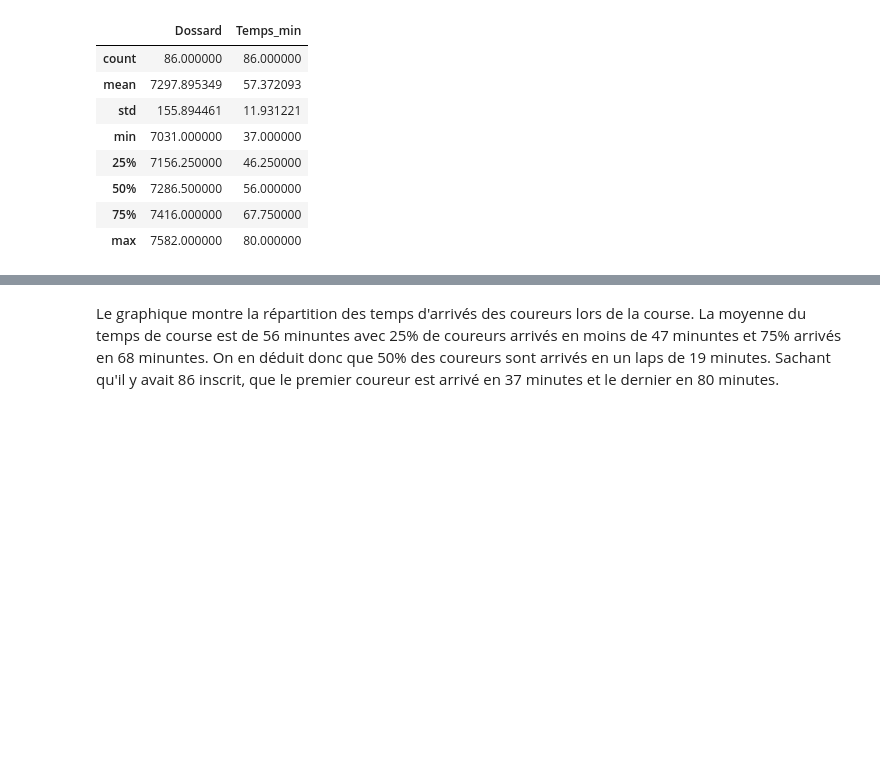
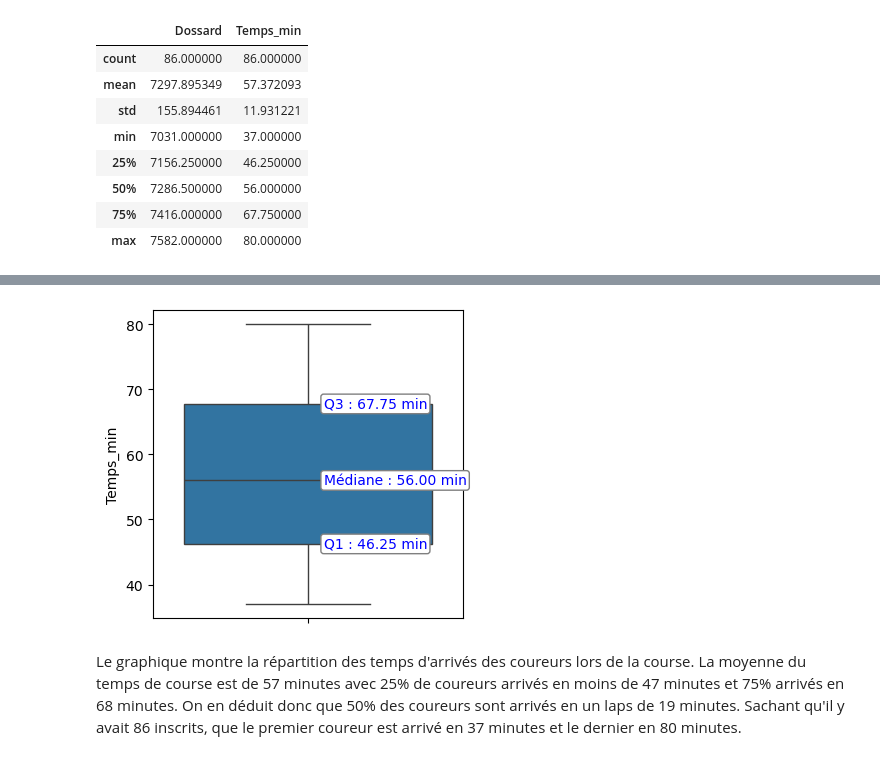
Before and after one commit to antoinedhelft/Projects, a Jupyter notebook: Trail/trail-des-allum-s-2024-homme.ipynb, the cells around one changed output, grey strips where cells are left out. Cells and saved outputs as stored; diff of their text form; code cells hidden in the pictures; blank space fills up the shorter version.

Commit message:
adding new plot on script

```diff
--- a/Trail/trail-des-allum-s-2024-homme.ipynb
+++ b/Trail/trail-des-allum-s-2024-homme.ipynb
@@ -155,3 +155,22 @@ plt.show()
+# %%
+plt.figure(figsize=(4, 4))
+ax = sns.boxplot(df['Temps_min'])
+# Calcul des quartiles
+q1 = df["Temps_min"].quantile(0.25)
+q2 = df["Temps_min"].quantile(0.50)
+q3 = df["Temps_min"].quantile(0.75)
+
+for q, label in zip([q1, q2, q3], ["Q1", "Médiane", "Q3"]):
+    ax.text(
+        x=0.05, y=q,
+        s=f"{label} : {q:.2f} min",
+        ha='left', va='center',
+        color='blue',
+        fontsize=10,
+        bbox=dict(boxstyle="round,pad=0.2", facecolor="white", edgecolor="gray")
+    )
+# %% [output]
+[figure, added]
 # %% [markdown]
-Le graphique montre la répartition des temps d'arrivés des coureurs lors de la course. La moyenne du temps de course est de 56 minuntes avec 25% de coureurs arrivés en moins de 47 minuntes et 75% arrivés en 68 minuntes. On en déduit donc que 50% des coureurs sont arrivés en un laps de 19 minutes.
-Sachant qu'il y avait 86 inscrit, que le premier coureur est arrivé en 37 minutes et le dernier en 80 minutes.
+Le graphique montre la répartition des temps d'arrivés des coureurs lors de la course. La moyenne du temps de course est de 57 minutes avec 25% de coureurs arrivés en moins de 47 minutes et 75% arrivés en 68 minutes. On en déduit donc que 50% des coureurs sont arrivés en un laps de 19 minutes.
+Sachant qu'il y avait 86 inscrits, que le premier coureur est arrivé en 37 minutes et le dernier en 80 minutes.
```
Also changed, not shown: parts of 1 cell of this notebook.
